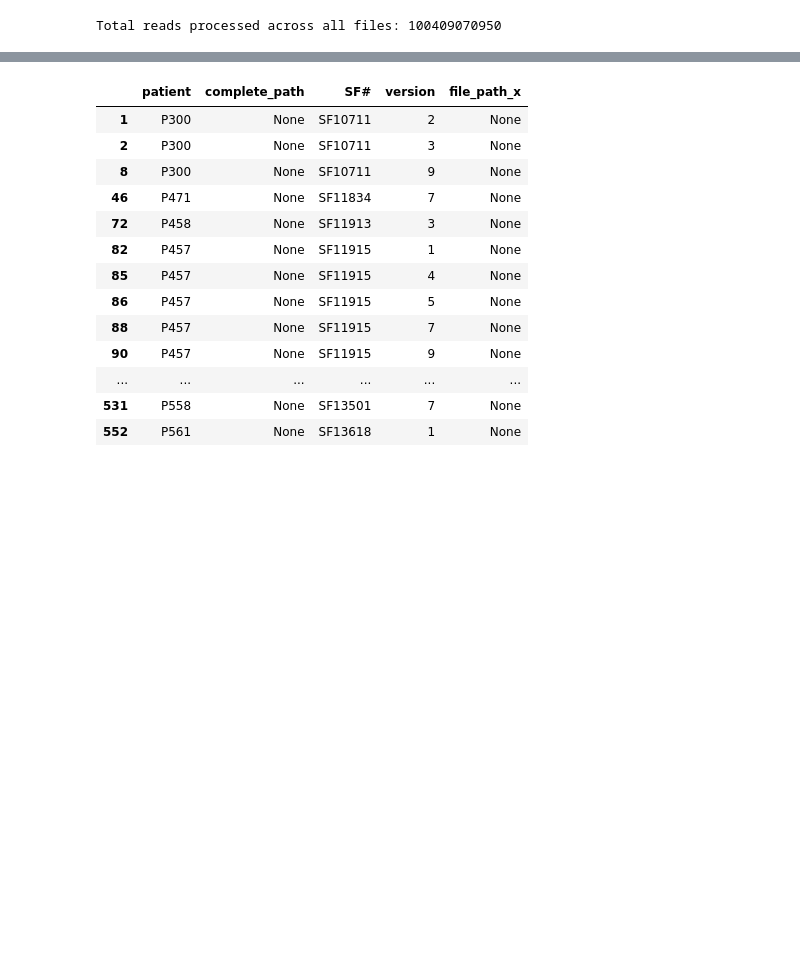
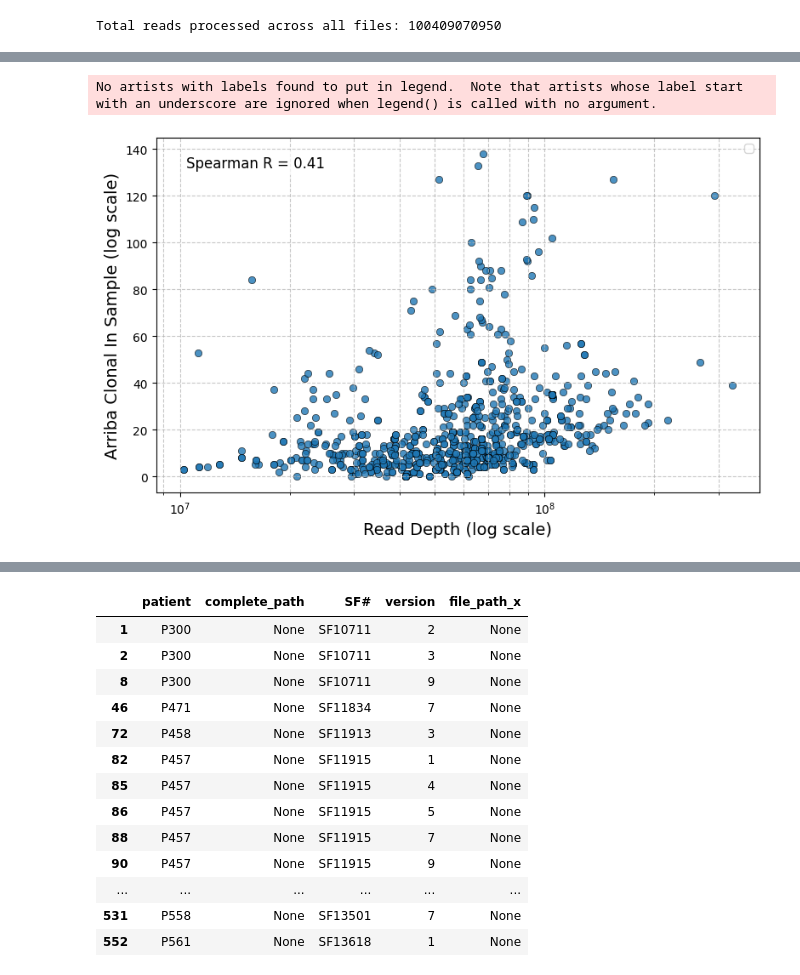
Before and after one commit to sermare/fusioncharacterization_gliomas, a Jupyter notebook: fcg/jupyter_notebooks/rerun_samples.ipynb, the cells around one changed output, grey strips where cells are left out. Drawn from its saved outputs; the diff is of its cells as text; code cells hidden in the pictures; blank space fills up the shorter version.

```diff
--- a/fcg/jupyter_notebooks/rerun_samples.ipynb
+++ b/fcg/jupyter_notebooks/rerun_samples.ipynb
@@ -117,3 +115,64 @@ df_jocostello[df_jocostello['Patient'].isin(['P413','P302','P452','P375','P340',
 | 165 | P413 | NaN | NaN | SF11173 | CHJC05 | P413SF11173V1_S11 | p413SF11173v1_S11_R1_001.fastq.gz | 45605532 | /costellolab/data2/jocostello/rna... |
 | 187 | P452 | NaN | NaN | SF11644 | CHJC06 | P452SF11644V1_S27 | p452SF11644v1_S27_R1_001.fastq.gz | 57408319 | /costellolab/data2/jocostello/rna... |
 | 982 | P532 | NaN | NaN | SF13060 | CHJC17 | P532SF13060-V1_S29 | P532SF13060-v1_S29_R1_001.fastq.gz | 44475151 | /costellolab/data2/jocostello/rna... |
+# %%
+df_jocostello['file'] = df_jocostello['file'].str.upper()
+# %%
+clonal_vs_depth = pd.merge(left= metadata, right = df_jocostello.drop_duplicates('file'), left_on='SF#', right_on = 'SF#', how= 'left')
+# %%
+clonal_vs_depth = clonal_vs_depth[clonal_vs_depth['file'].notna()]
+# %%
+# Filter rows where the value in 'file' is found in 'file_path_x'
+clonal_vs_depth = clonal_vs_depth[
+    clonal_vs_depth.apply(lambda row: row['file'] in row['file_path_x'], axis=1)
+]
+# %%
+import numpy as np
+import matplotlib.pyplot as plt
+import seaborn as sns
+import scipy.stats as stats
+
+# Compute Spearman correlation and p-value
+spearman_corr, spearman_pval = stats.spearmanr(
+    clonal_vs_depth['processed_reads'], clonal_vs_depth['Arriba_clonal_in_sample']
+)
+
+# Create the scatter plot
+plt.figure(figsize=(8, 5))
+ax = sns.scatterplot(
+    data=clonal_vs_depth,
+    x='processed_reads',
+    y='Arriba_clonal_in_sample',
+    edgecolor='black',
+    alpha=0.8
+)
+
+# Set both axes to log scale
+plt.xscale('log')
+# plt.yscale('log')
+
+# Determine range for the x = y line using the min and max values
+min_val = min(clonal_vs_depth['processed_reads'].min(), clonal_vs_depth['Arriba_clonal_in_sample'].min())
+max_val = max(clonal_vs_depth['processed_reads'].max(), clonal_vs_depth['Arriba_clonal_in_sample'].max())
+x_line = np.linspace(min_val, max_val, 100)
+
+# Plot the x = y line as a red, dotted line
+# plt.plot(x_line, x_line, color='red', linestyle='dotted', linewidth=2, label='x = y')
+
+# Set axis labels (no title)
+plt.xlabel('Read Depth (log scale)', fontsize=14)
+plt.ylabel('Arriba Clonal In Sample (log scale)', fontsize=14)
+
+# Annotate the Spearman correlation and p-value in the upper left corner
+plt.text(0.05, 0.95, f"Spearman R = {spearman_corr:.2f}",
+         transform=plt.gca().transAxes, fontsize=12, verticalalignment='top',
+         bbox=dict(facecolor='white', alpha=0.7, edgecolor='none'))
+
+# Add grid and legend
+plt.grid(True, which='both', linestyle='--', alpha=0.7)
+plt.legend()
+plt.tight_layout()
+plt.show()
+# %% [output]
+No artists with labels found to put in legend.  Note that artists whose label start with an underscore are ignored when legend() is called with no argument.
+[figure, added]
```
Also changed, not shown: parts of 4 cells of this notebook, 3 other files.
